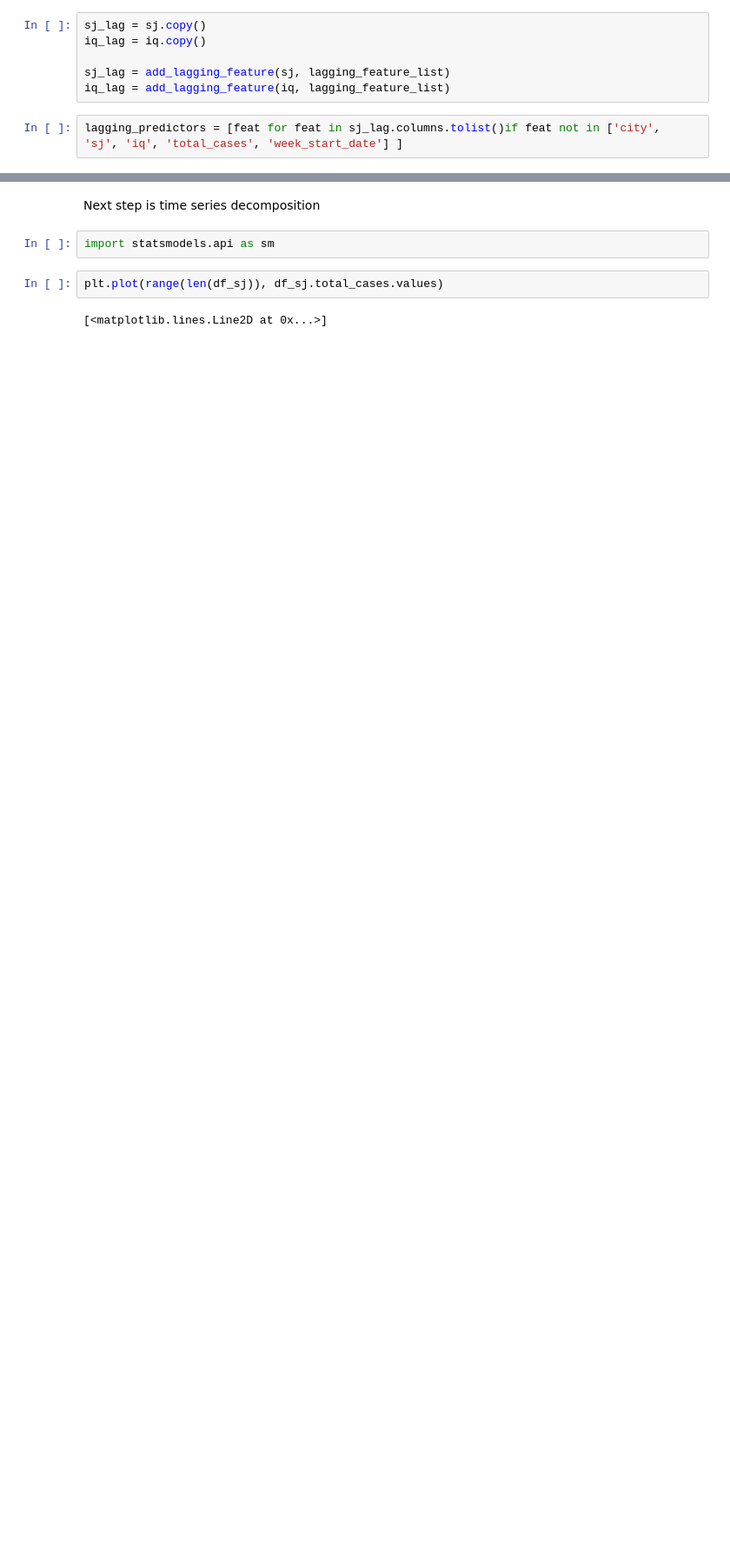
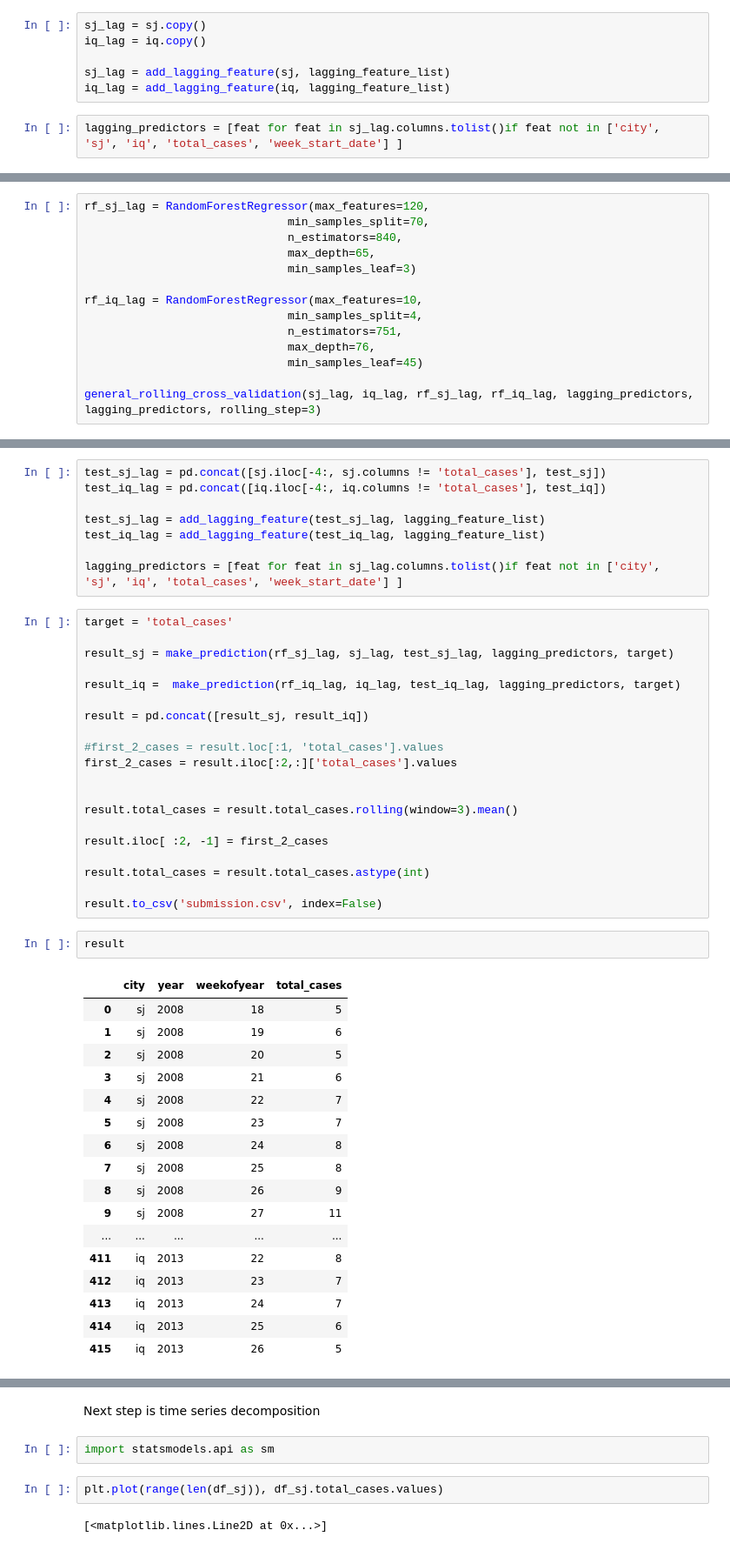
Before and after one commit to du-phan/DengAI, a Jupyter notebook: DengAi.ipynb, the cells around one changed output, grey strips where cells are left out. Shown at 87% size. Drawn from its saved outputs; the diff is of its cells as text; blank space fills up the shorter version.

```diff
--- a/DengAi.ipynb
+++ b/DengAi.ipynb
@@ -1218,0 +1382,14 @@ Wall time: 3min 49s
+# %%
+rf_sj_lag = RandomForestRegressor(max_features=120,
+                              min_samples_split=70,
+                              n_estimators=840,
+                              max_depth=65,
+                              min_samples_leaf=3)
+
+rf_iq_lag = RandomForestRegressor(max_features=10,
+                              min_samples_split=4,
+                              n_estimators=751,
+                              max_depth=76,
+                              min_samples_leaf=45)
+
+general_rolling_cross_validation(sj_lag, iq_lag, rf_sj_lag, rf_iq_lag, lagging_predictors, lagging_predictors, rolling_step=3)
@@ -1218,0 +1403,48 @@ Wall time: 3min 49s
+# %%
+test_sj_lag = pd.concat([sj.iloc[-4:, sj.columns != 'total_cases'], test_sj])
+test_iq_lag = pd.concat([iq.iloc[-4:, iq.columns != 'total_cases'], test_iq])
+
+test_sj_lag = add_lagging_feature(test_sj_lag, lagging_feature_list)
+test_iq_lag = add_lagging_feature(test_iq_lag, lagging_feature_list)
+
+lagging_predictors = [feat for feat in sj_lag.columns.tolist()if feat not in ['city', 'sj', 'iq', 'total_cases', 'week_start_date'] ]
+# %%
+target = 'total_cases'
+
+result_sj = make_prediction(rf_sj_lag, sj_lag, test_sj_lag, lagging_predictors, target)
+
+result_iq =  make_prediction(rf_iq_lag, iq_lag, test_iq_lag, lagging_predictors, target)
+
+result = pd.concat([result_sj, result_iq])
+
+#first_2_cases = result.loc[:1, 'total_cases'].values
+first_2_cases = result.iloc[:2,:]['total_cases'].values
+
+
+result.total_cases = result.total_cases.rolling(window=3).mean()
+
+result.iloc[ :2, -1] = first_2_cases
+
+result.total_cases = result.total_cases.astype(int)
+
+result.to_csv('submission.csv', index=False)
+# %%
+result
+# %% [output]
+|  | city | year | weekofyear | total_cases |
+| 0 | sj | 2008 | 18 | 5 |
+| 1 | sj | 2008 | 19 | 6 |
+| 2 | sj | 2008 | 20 | 5 |
+| 3 | sj | 2008 | 21 | 6 |
+| 4 | sj | 2008 | 22 | 7 |
+| 5 | sj | 2008 | 23 | 7 |
+| 6 | sj | 2008 | 24 | 8 |
+| 7 | sj | 2008 | 25 | 8 |
+| 8 | sj | 2008 | 26 | 9 |
+| 9 | sj | 2008 | 27 | 11 |
+| ... | ... | ... | ... | ... |
+| 411 | iq | 2013 | 22 | 8 |
+| 412 | iq | 2013 | 23 | 7 |
+| 413 | iq | 2013 | 24 | 7 |
+| 414 | iq | 2013 | 25 | 6 |
+| 415 | iq | 2013 | 26 | 5 |
```
Also changed, not shown: parts of 47 cells of this notebook.
